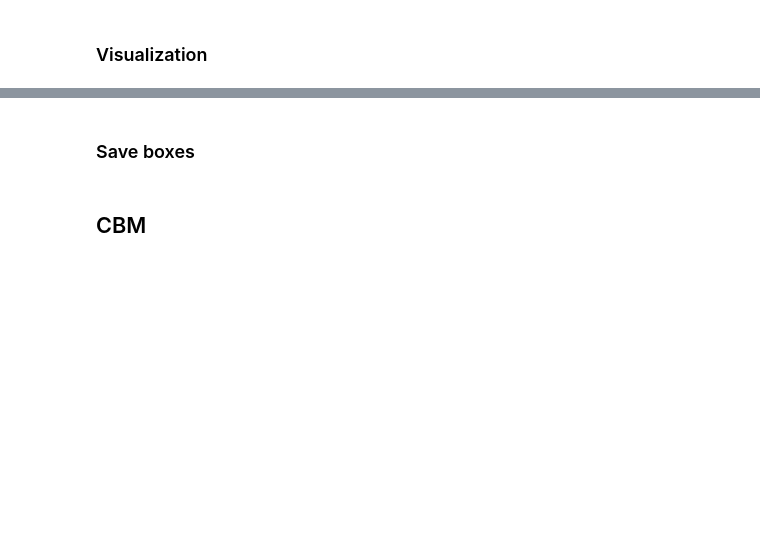
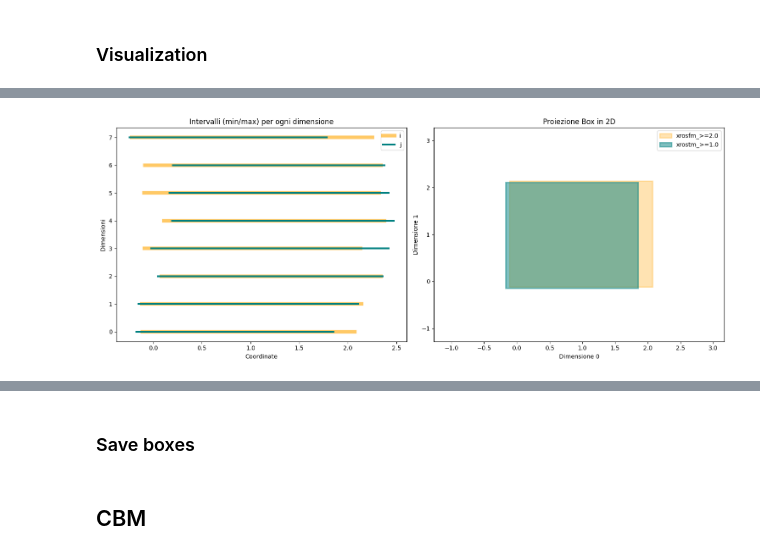
Before and after one commit to stefano-gamba/BoxEmbeddingCBM, a Jupyter notebook: notebooks/OAI/be_empirical_independent_train.ipynb, the cells around one changed output, grey strips where cells are left out. Saved outputs shown, nothing was run; the diff lists cells and outputs as text; code cells hidden in the pictures; blank space fills up the shorter version.

```diff
--- a/notebooks/OAI/be_empirical_independent_train.ipynb
+++ b/notebooks/OAI/be_empirical_independent_train.ipynb
@@ -214,3 +259,7 @@ visualize_concept_hierarchy(box_model, id2concept, concept2id, "flys", "swims")
+# %%
+visualize_concept_hierarchy(box_model, id2concept, concept2id, "xrosfm_>=2.0", "xrostm_>=1.0")
+# %% [output]
+[figure, added]
 # %%
 from src.utils.box import extract_hierarchy
 import networkx as nx
```
Also changed, not shown: parts of 43 cells of this notebook, 4 other files.
